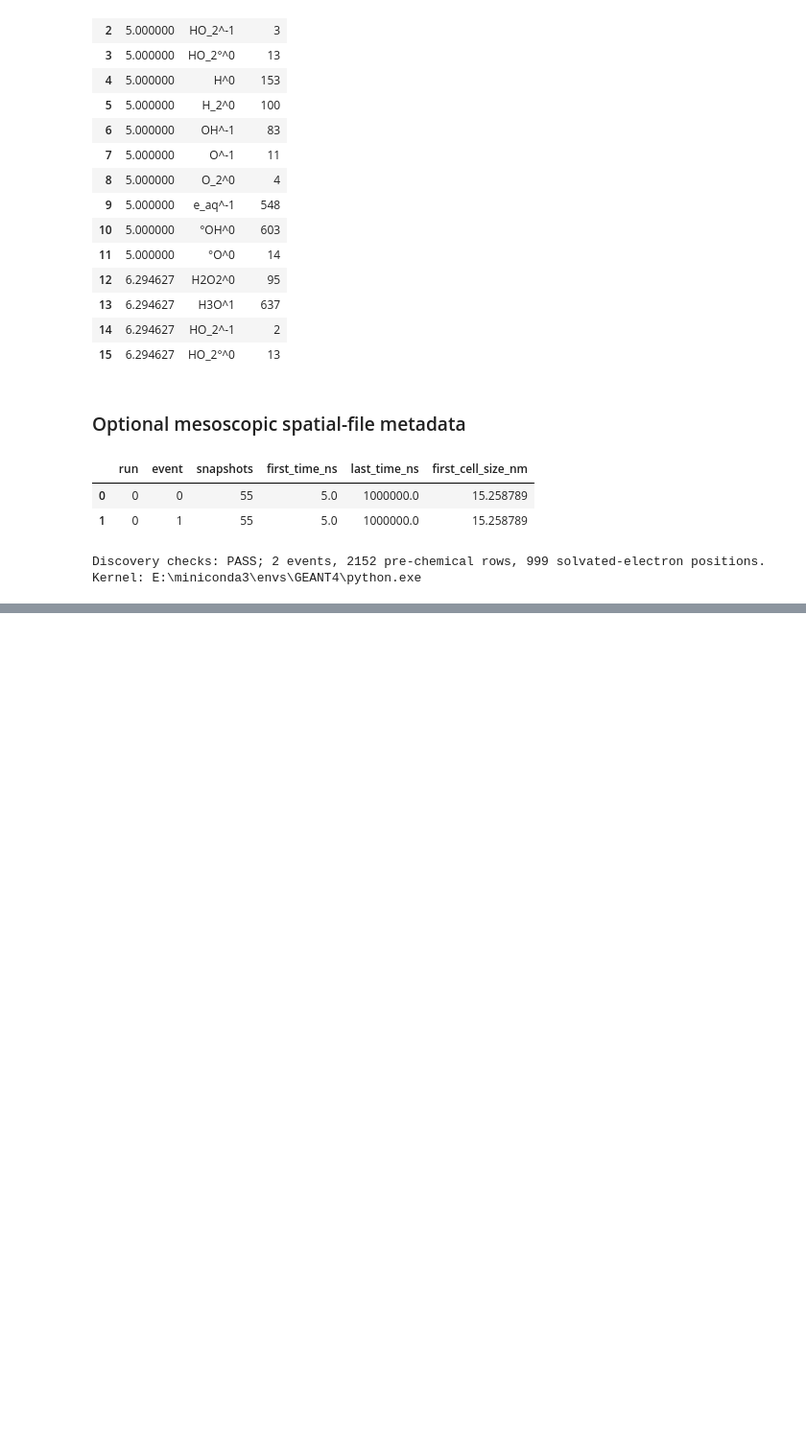
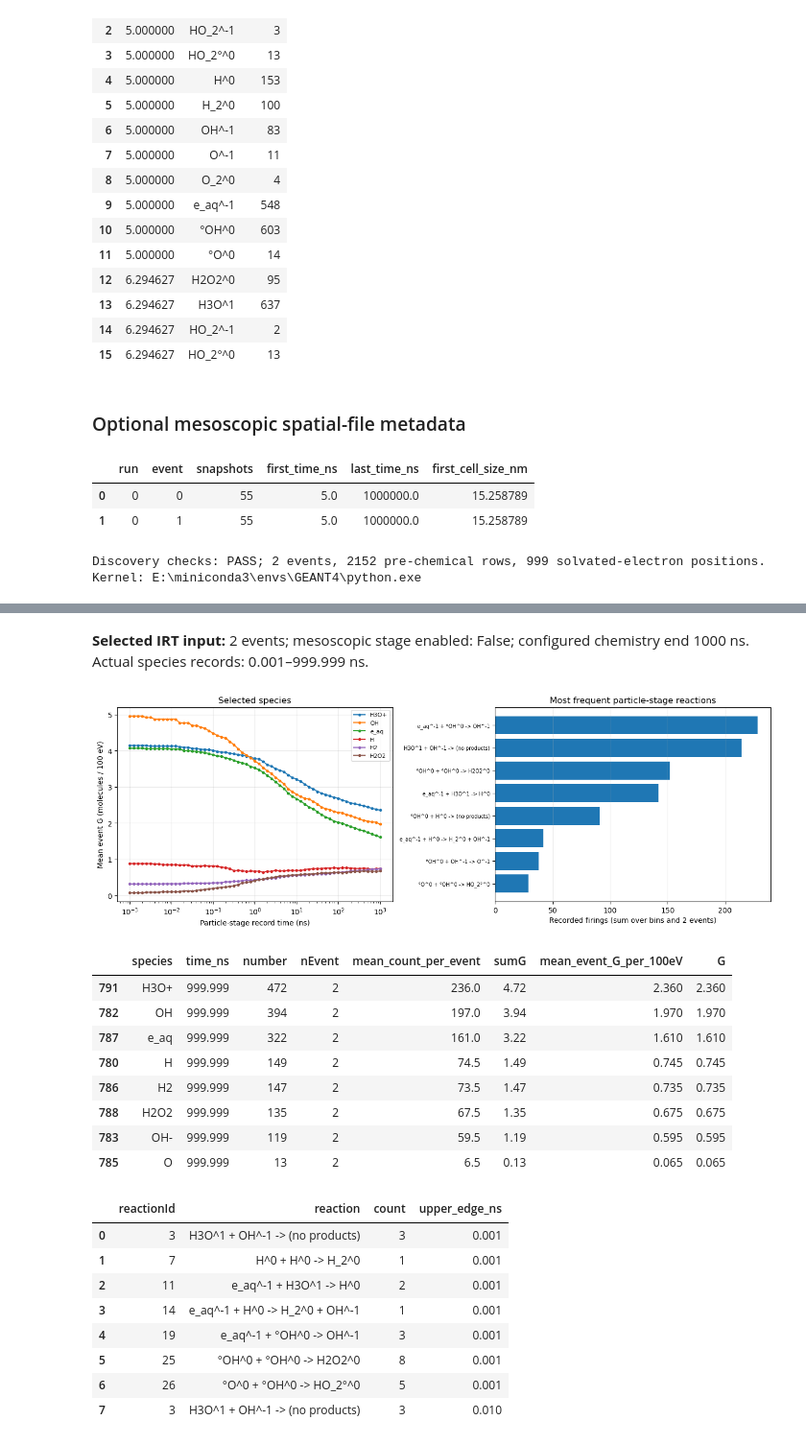
Before and after one commit to rtonneau/PFLASH, a Jupyter notebook: notebooks/vertical_slice.ipynb, the cells around one changed output, grey strips where cells are left out. Shown at 96% size. Cells and saved outputs as stored; diff of their text form; code cells hidden in the pictures; blank space fills up the shorter version.

```diff
--- a/notebooks/vertical_slice.ipynb
+++ b/notebooks/vertical_slice.ipynb
@@ -359,0 +512,61 @@ Kernel: E:\miniconda3\envs\GEANT4\python.exe
+# %%
+display(Markdown(
+    f'**Selected IRT input:** {events} events; mesoscopic stage enabled: '
+    f"{irt_dump.manifest.raw.get('mesoEnabled')}; configured chemistry end "
+    f'{irt_dump.manifest.chemistryEndTime_ns:g} ns. '
+    f'Actual species records: {particle_species.time_s.min() * 1e9:g}–'
+    f'{particle_species.time_s.max() * 1e9:g} ns.'
+))
+species_view = particle_species.copy()
+species_view['time_ns'] = species_view['time_s'] * 1e9
+species_view['mean_count_per_event'] = species_view['number'] / species_view['nEvent']
+species_view['mean_event_G_per_100eV'] = species_view['sumG'] / species_view['nEvent']
+last_time = species_view['time_ns'].max()
+selected_species = (species_view.loc[species_view['time_ns'] == last_time]
+                    .nlargest(6, 'mean_count_per_event')['species'].tolist())
+fig, axes = plt.subplots(1, 2, figsize=(13, 4.5), constrained_layout=True)
+for name in selected_species:
+    series = species_view.loc[species_view['species'] == name].sort_values('time_ns')
+    axes[0].plot(series['time_ns'], series['mean_event_G_per_100eV'], marker='.', label=name)
+axes[0].set(xlabel='Particle-stage record time (ns)',
+            ylabel='Mean event G (molecules / 100 eV)', title='Selected species')
+axes[0].set_xscale('log')
+axes[0].legend(fontsize=8)
+axes[0].grid(alpha=.25)
+
+reaction_totals = particle_reactions.groupby('reaction', as_index=False)['count'].sum().nlargest(8, 'count')
+axes[1].barh(reaction_totals['reaction'].iloc[::-1], reaction_totals['count'].iloc[::-1])
+axes[1].set(xlabel=f'Recorded firings (sum over bins and {events} events)',
+            title='Most frequent particle-stage reactions')
+axes[1].tick_params(axis='y', labelsize=7)
+axes[1].grid(axis='x', alpha=.25)
+display(fig)
+plt.close(fig)
+display(species_view.loc[species_view['time_ns'] == last_time,
+                         ['species', 'time_ns', 'number', 'nEvent', 'mean_count_per_event',
+                          'sumG', 'mean_event_G_per_100eV', 'G']]
+        .sort_values('mean_count_per_event', ascending=False).head(8))
+display(particle_reactions[['reactionId', 'reaction', 'time_s', 'count']].head(8)
+        .assign(upper_edge_ns=lambda frame: frame['time_s'] * 1e9)
+        .drop(columns='time_s'))
+# %% [output]
+**Selected IRT input:** 2 events; mesoscopic stage enabled: False; configured chemistry end 1000 ns. Actual species records: 0.001–999.999 ns.
+[figure, added]
+|  | species | time_ns | number | nEvent | mean_count_per_event | sumG | mean_event_G_per_100eV | G |
+| 791 | H3O+ | 999.999 | 472 | 2 | 236.0 | 4.72 | 2.360 | 2.360 |
+| 782 | OH | 999.999 | 394 | 2 | 197.0 | 3.94 | 1.970 | 1.970 |
+| 787 | e_aq | 999.999 | 322 | 2 | 161.0 | 3.22 | 1.610 | 1.610 |
+| 780 | H | 999.999 | 149 | 2 | 74.5 | 1.49 | 0.745 | 0.745 |
+| 786 | H2 | 999.999 | 147 | 2 | 73.5 | 1.47 | 0.735 | 0.735 |
+| 788 | H2O2 | 999.999 | 135 | 2 | 67.5 | 1.35 | 0.675 | 0.675 |
+| 783 | OH- | 999.999 | 119 | 2 | 59.5 | 1.19 | 0.595 | 0.595 |
+| 785 | O | 999.999 | 13 | 2 | 6.5 | 0.13 | 0.065 | 0.065 |
+|  | reactionId | reaction | count | upper_edge_ns |
+| 0 | 3 | H3O^1 + OH^-1 -> (no products) | 3 | 0.001 |
+| 1 | 7 | H^0 + H^0 -> H_2^0 | 1 | 0.001 |
+| 2 | 11 | e_aq^-1 + H3O^1 -> H^0 | 2 | 0.001 |
+| 3 | 14 | e_aq^-1 + H^0 -> H_2^0 + OH^-1 | 1 | 0.001 |
+| 4 | 19 | e_aq^-1 + °OH^0 -> OH^-1 | 3 | 0.001 |
+| 5 | 25 | °OH^0 + °OH^0 -> H2O2^0 | 8 | 0.001 |
+| 6 | 26 | °O^0 + °OH^0 -> HO_2°^0 | 5 | 0.001 |
+| 7 | 3 | H3O^1 + OH^-1 -> (no products) | 3 | 0.010 |
```
Also changed, not shown: parts of 9 cells of this notebook.
